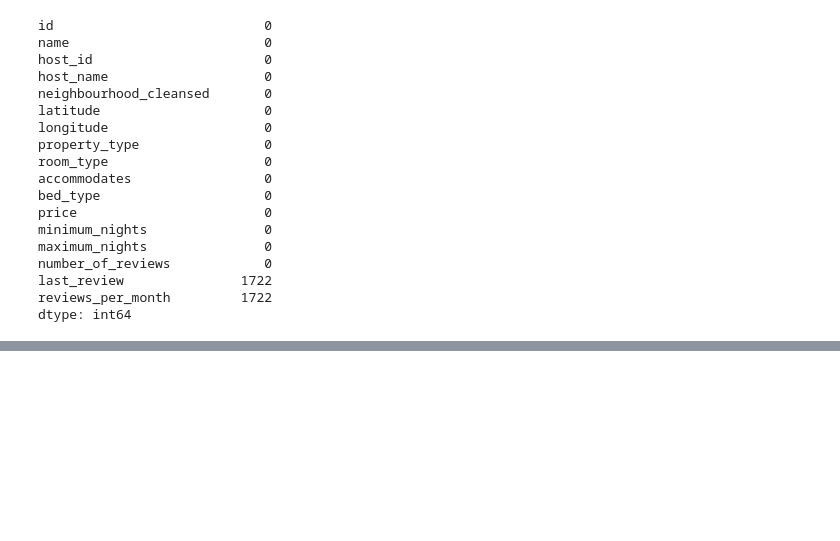
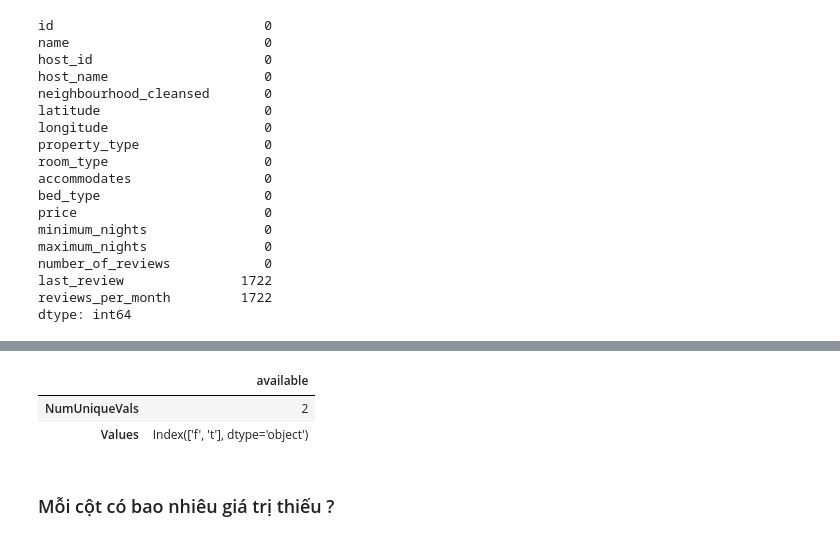
Before and after one commit to Tuyetmayy2410/LTKHDL_FinalProject, a Jupyter notebook: 1712892-NguyenThiTuyet.ipynb, the cells around one changed output, grey strips where cells are left out. Cells and saved outputs as stored; diff of their text form; code cells hidden in the pictures; blank space fills up the shorter version.

```diff
--- a/1712892-NguyenThiTuyet.ipynb
+++ b/1712892-NguyenThiTuyet.ipynb
@@ -214,0 +292,11 @@ dtype: int64
+# %%
+available_values = df_ABCalendar.available.value_counts().index.sort_values()
+df_cat_col_calendar_ranges = {'available': pd.Series([len(available_values),available_values[0:]],index=['NumUniqueVals','Values'])}
+df_cat_col_calendar_ranges = pd.DataFrame(df_cat_col_calendar_ranges)
+df_cat_col_calendar_ranges
+# %% [output]
+|  | available |
+| NumUniqueVals | 2 |
+| Values | Index(['f', 't'], dtype='object') |
+# %% [markdown]
+### Mỗi cột có bao nhiêu giá trị thiếu ?
```
Also changed, not shown: parts of 19 cells of this notebook.
